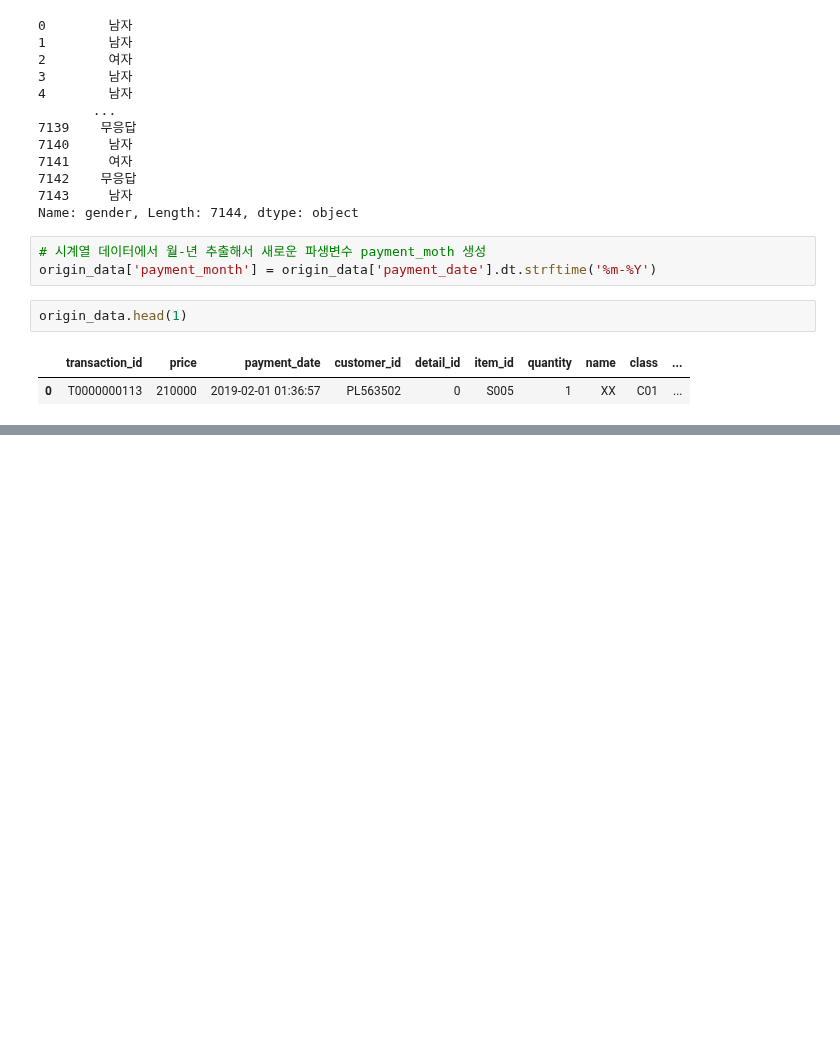
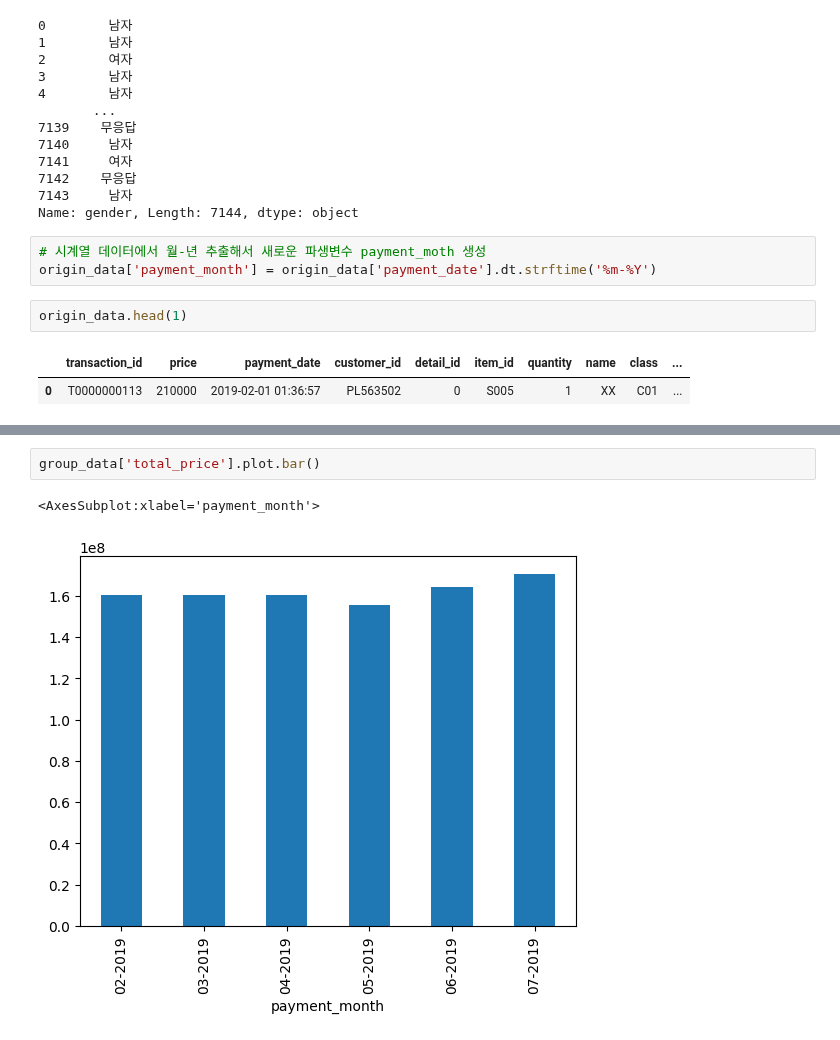
Before and after one commit to sejinhwang97ko/2023prac, a Jupyter notebook: 20230406/02.file_list.ipynb, the cells around one changed output, grey strips where cells are left out. Saved outputs shown, nothing was run; the diff lists cells and outputs as text; blank space fills up the shorter version.

```diff
--- a/20230406/02.file_list.ipynb
+++ b/20230406/02.file_list.ipynb
@@ -554,0 +562,5 @@ origin_data.head(1)
+# %%
+group_data['total_price'].plot.bar()
+# %% [output]
+<AxesSubplot:xlabel='payment_month'>
+[figure, added]
```
Also changed, not shown: parts of 4 cells of this notebook, 2 other files.
